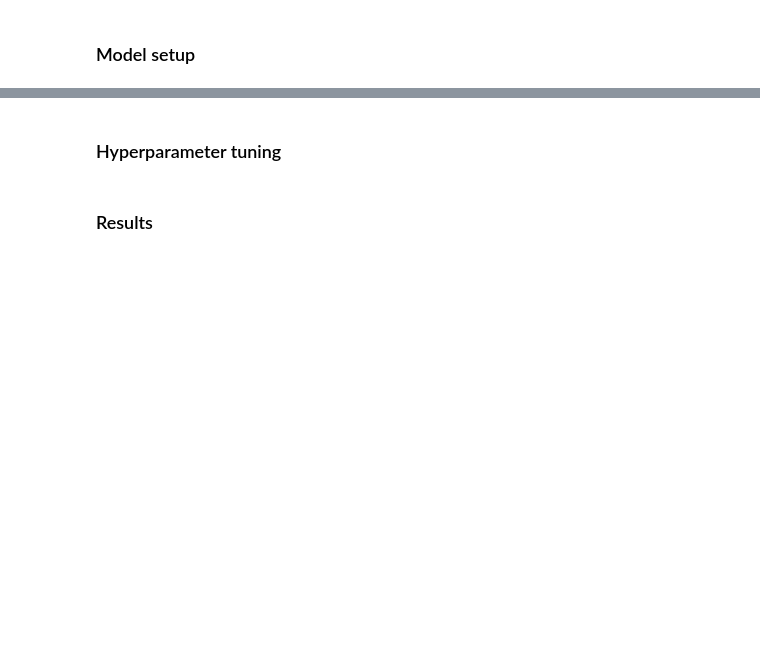
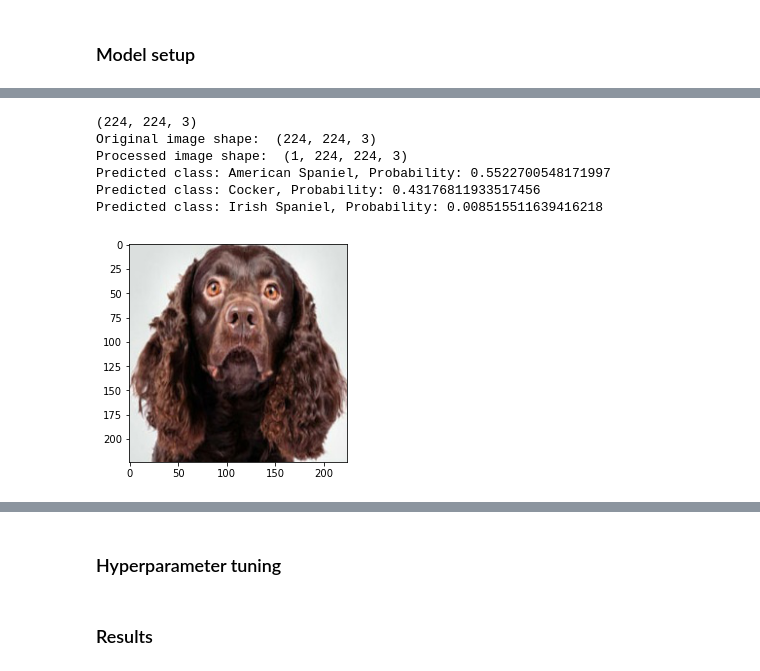
Before and after one commit to TheRealAryanTiwari/AI-In-Biology-Project, a Jupyter notebook: blue_bsc4892/tolingerjiang/Project/AI-In-Biology-Project/Project.ipynb/Project.ipynb, the cells around one changed output, grey strips where cells are left out. Drawn from its saved outputs; the diff is of its cells as text; code cells hidden in the pictures; blank space fills up the shorter version.

```diff
--- a/blue_bsc4892/tolingerjiang/Project/AI-In-Biology-Project/Project.ipynb/Project.ipynb
+++ b/blue_bsc4892/tolingerjiang/Project/AI-In-Biology-Project/Project.ipynb/Project.ipynb
@@ -325,3 +333,13 @@ Found 700 images belonging to 70 classes.
+# %%
+model_prediction("valid/American  Spaniel/04.jpg")
+# %% [output]
+(224, 224, 3)
+Original image shape:  (224, 224, 3)
+Processed image shape:  (1, 224, 224, 3)
+Predicted class: American Spaniel, Probability: 0.5522700548171997
+Predicted class: Cocker, Probability: 0.43176811933517456
+Predicted class: Irish Spaniel, Probability: 0.008515511639416218
+[figure, added]
 # %%
 import numpy as np
 import matplotlib.pyplot as plt
```
Also changed, not shown: parts of 11 cells of this notebook.
